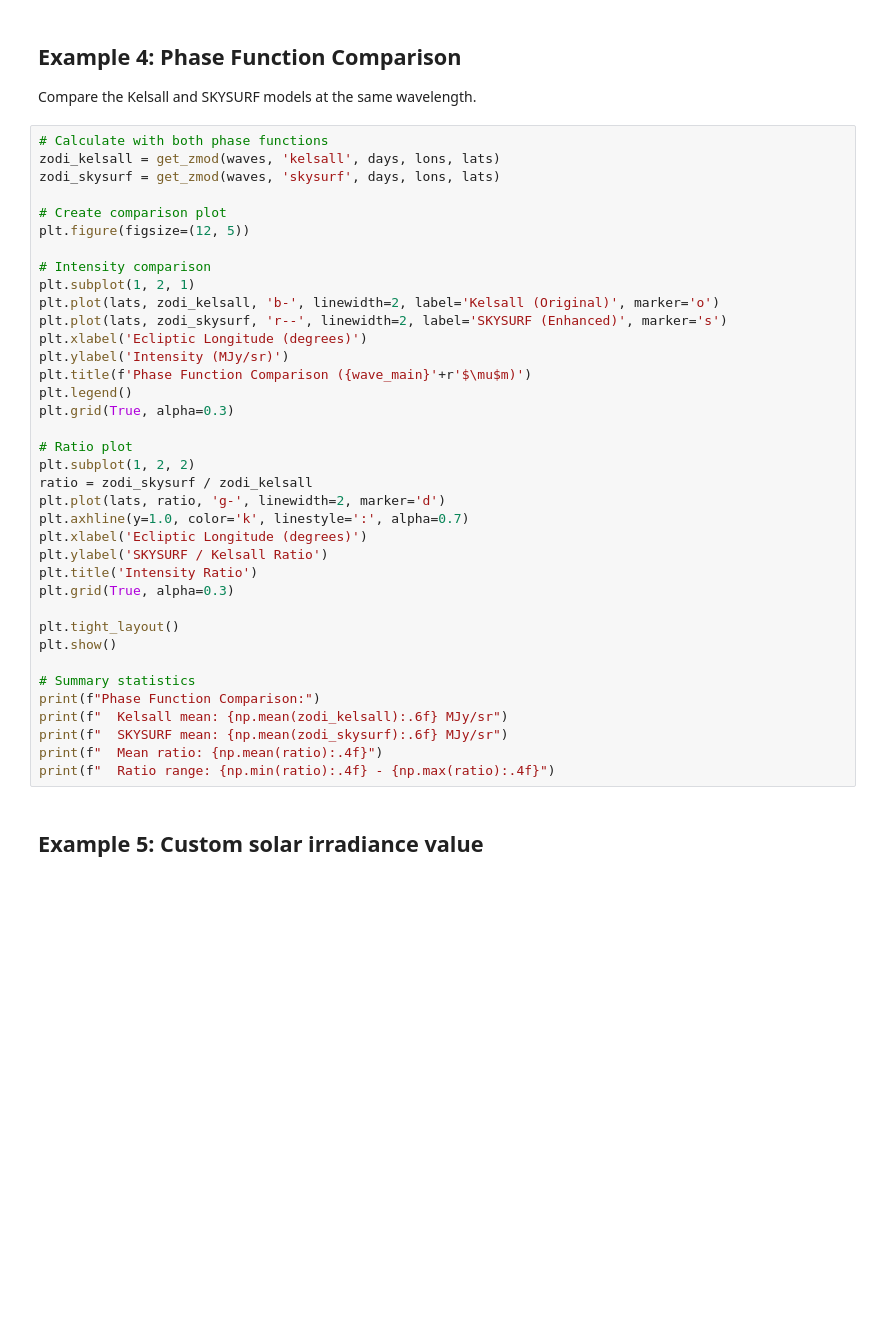
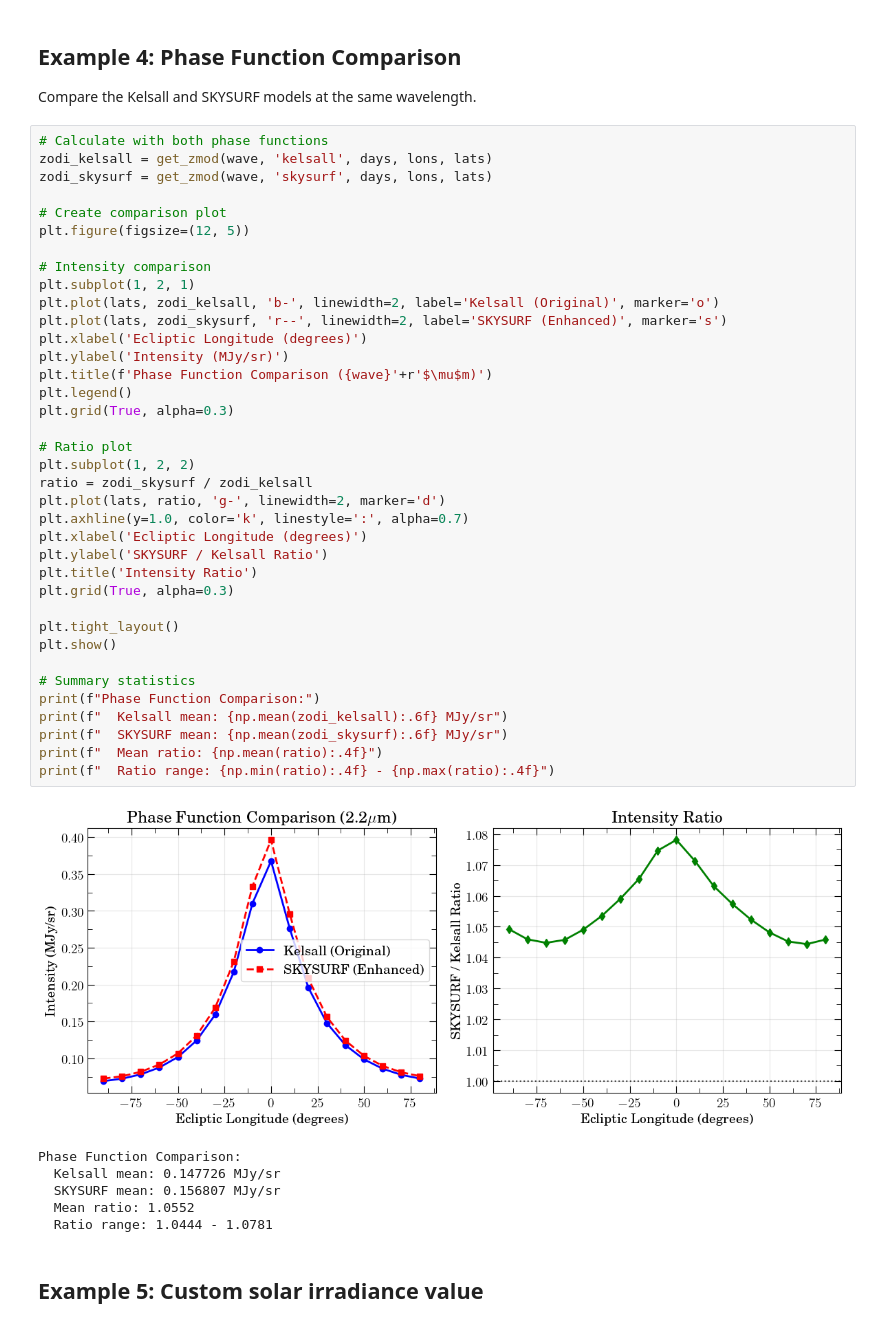
Before and after one commit to rosaliaobrien/skysurf, a Jupyter notebook: Zodiacal_Light_Model_Python/ZodiSURF_Tutorial.ipynb, the cells around one changed output. Saved outputs shown, nothing was run; the diff lists cells and outputs as text; blank space fills up the shorter version.

```diff
--- a/Zodiacal_Light_Model_Python/ZodiSURF_Tutorial.ipynb
+++ b/Zodiacal_Light_Model_Python/ZodiSURF_Tutorial.ipynb
@@ -94,41 +114,48 @@ print(f"  Dynamic range: {np.max(intensities)/np.min(intensities):.2f}")
 Compare the Kelsall and SKYSURF models at the same wavelength.
 # %%
 # Calculate with both phase functions
-zodi_kelsall = get_zmod(waves, 'kelsall', days, lons, lats)
-zodi_skysurf = get_zmod(waves, 'skysurf', days, lons, lats)
+zodi_kelsall = get_zmod(wave, 'kelsall', days, lons, lats)
+zodi_skysurf = get_zmod(wave, 'skysurf', days, lons, lats)
 
 # Create comparison plot
 plt.figure(figsize=(12, 5))
 
 # Intensity comparison
 plt.subplot(1, 2, 1)
 plt.plot(lats, zodi_kelsall, 'b-', linewidth=2, label='Kelsall (Original)', marker='o')
 plt.plot(lats, zodi_skysurf, 'r--', linewidth=2, label='SKYSURF (Enhanced)', marker='s')
 plt.xlabel('Ecliptic Longitude (degrees)')
 plt.ylabel('Intensity (MJy/sr)')
-plt.title(f'Phase Function Comparison ({wave_main}'+r'$\mu$m)')
+plt.title(f'Phase Function Comparison ({wave}'+r'$\mu$m)')
 plt.legend()
 plt.grid(True, alpha=0.3)
 
 # Ratio plot
 plt.subplot(1, 2, 2)
 ratio = zodi_skysurf / zodi_kelsall
 plt.plot(lats, ratio, 'g-', linewidth=2, marker='d')
 plt.axhline(y=1.0, color='k', linestyle=':', alpha=0.7)
 plt.xlabel('Ecliptic Longitude (degrees)')
 plt.ylabel('SKYSURF / Kelsall Ratio')
 plt.title('Intensity Ratio')
 plt.grid(True, alpha=0.3)
 
 plt.tight_layout()
 plt.show()
 
 # Summary statistics
 print(f"Phase Function Comparison:")
 print(f"  Kelsall mean: {np.mean(zodi_kelsall):.6f} MJy/sr")
 print(f"  SKYSURF mean: {np.mean(zodi_skysurf):.6f} MJy/sr")
 print(f"  Mean ratio: {np.mean(ratio):.4f}")
 print(f"  Ratio range: {np.min(ratio):.4f} - {np.max(ratio):.4f}")
+# %% [output]
+[figure, added]
+Phase Function Comparison:
+  Kelsall mean: 0.147726 MJy/sr
+  SKYSURF mean: 0.156807 MJy/sr
+  Mean ratio: 1.0552
+  Ratio range: 1.0444 - 1.0781
 # %% [markdown]
 ## Example 5: Custom solar irradiance value
 # %%
```
Also changed, not shown: parts of 5 cells of this notebook.
